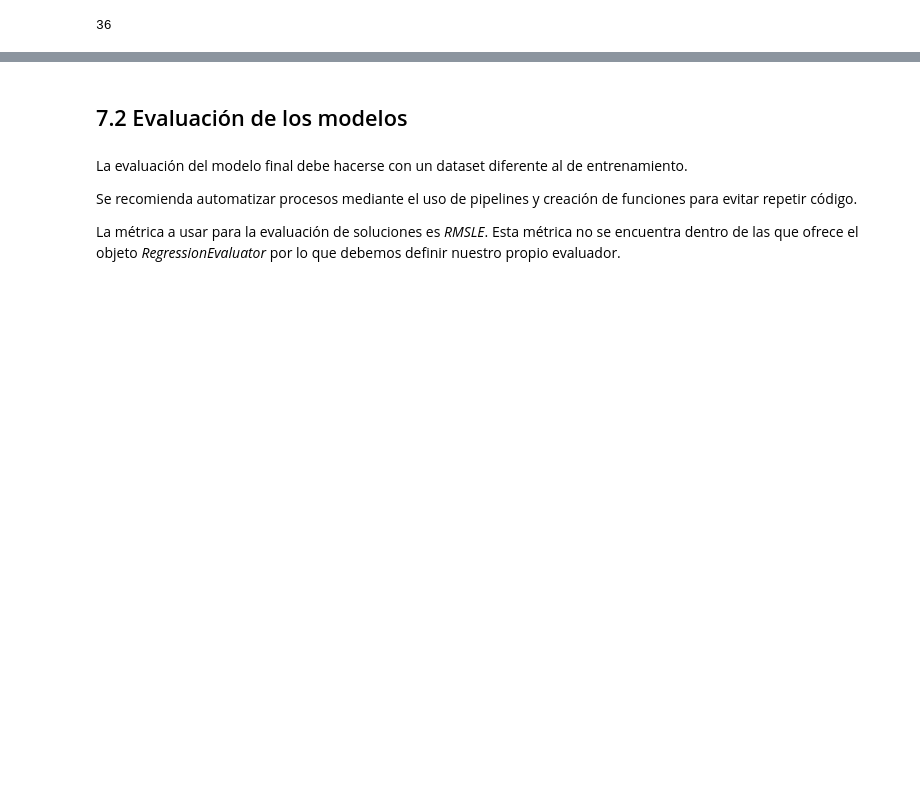
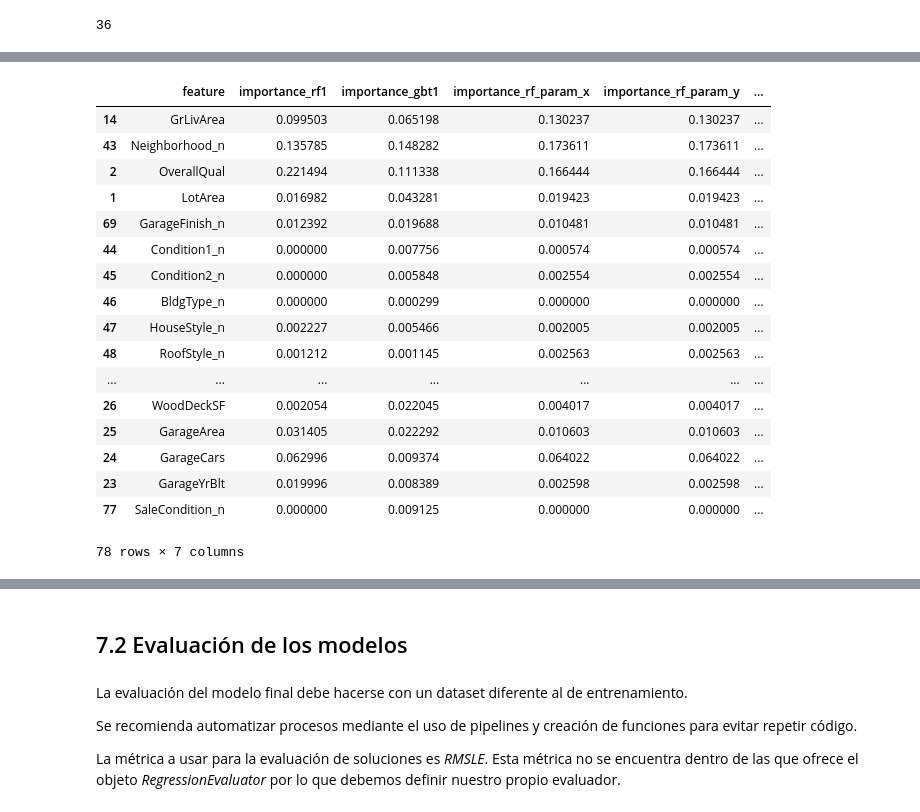
Before and after one commit to inmperfer/APBD, a Jupyter notebook: evaluacion_APBD_InmaPerea.ipynb, the cells around one changed output, grey strips where cells are left out. Drawn from its saved outputs; the diff is of its cells as text; code cells hidden in the pictures; blank space fills up the shorter version.

```diff
--- a/evaluacion_APBD_InmaPerea.ipynb
+++ b/evaluacion_APBD_InmaPerea.ipynb
@@ -1978,0 +2026,7 @@ KeyError: 'importance_rf_params'
+# %%
+crossval = CrossValidator(estimator=gbt2,
+                          estimatorParamMaps=paramGrid,
+                          evaluator=MyEvaluator('pred_gbt2', 'label'),
+                          numFolds=5,
+                          seed=global_seed)
+crossval
@@ -1978,0 +2035,5 @@ KeyError: 'importance_rf_params'
+# %%
+t0 = time()
+gbt2_cv_model = crossval.fit(train)
+tt = time() - t0
+print('Tiempo ajuste de parámetros {} sec.'.format(round(tt,2)))
@@ -1978,0 +2058,3 @@ KeyError: 'importance_rf_params'
+# %%
+gbt2_model = gbt2_cv_model.bestModel
+gbt2_model
@@ -1978,0 +2063,3 @@ KeyError: 'importance_rf_params'
+# %%
+gbt2_fi = pd.DataFrame({'feature': selected_features, 'importance_gbt2': gbt2_model.featureImportances.toArray()})
+gbt2_fi.sort_values(by='importance_gbt2', ascending=False)
@@ -1978,0 +2085,22 @@ KeyError: 'importance_rf_params'
+# %%
+importance_df=pd.merge(importance_df, gbt2_fi, on='feature')
+importance_df.sort_values(by='importance_gbt2', ascending=False)
+# %% [output]
+|  | feature | importance_rf1 | importance_gbt1 | importance_rf_param_x | importance_rf_param_y | ... |
+| 14 | GrLivArea | 0.099503 | 0.065198 | 0.130237 | 0.130237 | ... |
+| 43 | Neighborhood_n | 0.135785 | 0.148282 | 0.173611 | 0.173611 | ... |
+| 2 | OverallQual | 0.221494 | 0.111338 | 0.166444 | 0.166444 | ... |
+| 1 | LotArea | 0.016982 | 0.043281 | 0.019423 | 0.019423 | ... |
+| 69 | GarageFinish_n | 0.012392 | 0.019688 | 0.010481 | 0.010481 | ... |
+| 44 | Condition1_n | 0.000000 | 0.007756 | 0.000574 | 0.000574 | ... |
+| 45 | Condition2_n | 0.000000 | 0.005848 | 0.002554 | 0.002554 | ... |
+| 46 | BldgType_n | 0.000000 | 0.000299 | 0.000000 | 0.000000 | ... |
+| 47 | HouseStyle_n | 0.002227 | 0.005466 | 0.002005 | 0.002005 | ... |
+| 48 | RoofStyle_n | 0.001212 | 0.001145 | 0.002563 | 0.002563 | ... |
+| ... | ... | ... | ... | ... | ... | ... |
+| 26 | WoodDeckSF | 0.002054 | 0.022045 | 0.004017 | 0.004017 | ... |
+| 25 | GarageArea | 0.031405 | 0.022292 | 0.010603 | 0.010603 | ... |
+| 24 | GarageCars | 0.062996 | 0.009374 | 0.064022 | 0.064022 | ... |
+| 23 | GarageYrBlt | 0.019996 | 0.008389 | 0.002598 | 0.002598 | ... |
+| 77 | SaleCondition_n | 0.000000 | 0.009125 | 0.000000 | 0.000000 | ... |
+78 rows × 7 columns
```
Also changed, not shown: parts of 66 cells of this notebook, 2 other files.
